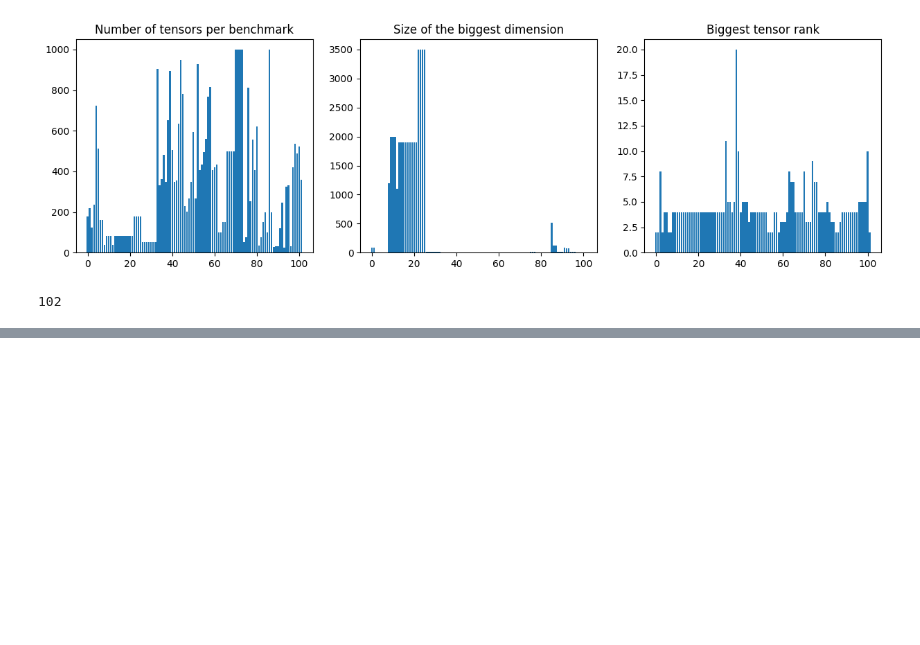
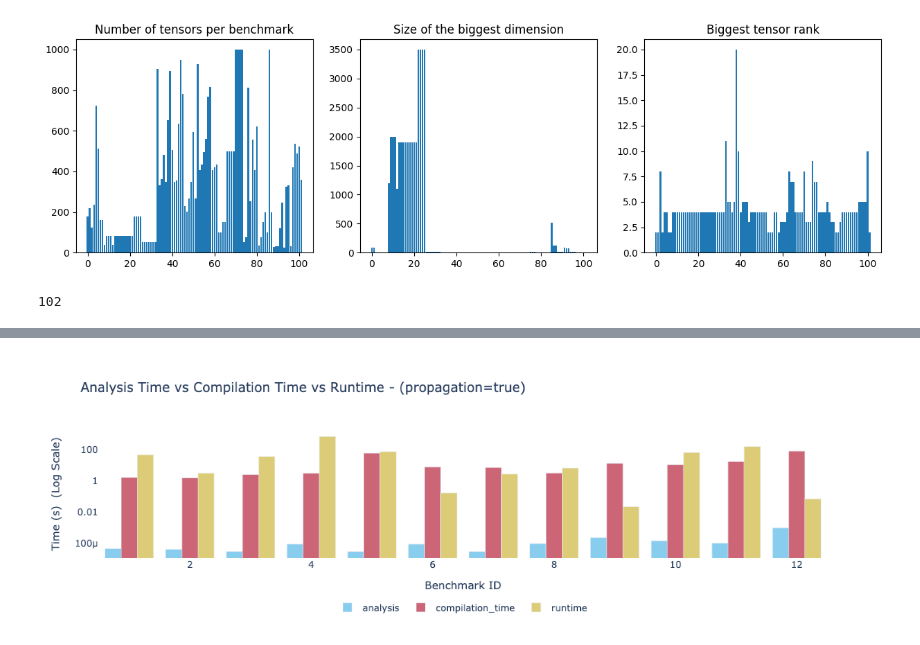
Before and after one commit to lac-dcc/adlet, a Jupyter notebook: benchmarks/analysis/einsum.ipynb, the cells around one changed output, grey strips where cells are left out. Cells and saved outputs as stored; diff of their text form; code cells hidden in the pictures; blank space fills up the shorter version.

```diff
--- a/benchmarks/analysis/einsum.ipynb
+++ b/benchmarks/analysis/einsum.ipynb
@@ -128,33 +150,35 @@ fig_tensors.show()
 # %%
 df_sparse = df[df["method"] == "Sparse (prop=true)"]
 
 df_melt = df_sparse.melt(
     id_vars=["file_name", "method", "benchmark_id"],
     value_vars=["analysis", "compilation_time", "runtime"],
     var_name="metric",
     value_name="value"
 )
 
 df_melt["metric"] = df_melt["metric"]
 
 fig = px.bar(
     df_melt,
     x="benchmark_id",
     y="value",
     color="metric",
     barmode="group",
     log_y=True,
-    labels={"value": "Time (s)", "benchmark_id": "Benchmark ID", "runtime": "Runtime"},
-    #title="Analysis Time vs Compilation Time vs Runtime - sparse+prop=true (Log Scale)",
+    labels={"value": "Time (s)  (Log Scale)", "benchmark_id": "Benchmark ID", "runtime": "Runtime"},
+    title="Analysis Time vs Compilation Time vs Runtime - (propagation=true)",
     color_discrete_sequence=px.colors.qualitative.Safe,
 )
 fig.update_layout(
-    legend=dict(orientation="h", yanchor="top", xanchor="center", x=0.5),
+    legend=dict(orientation="h", yanchor="top", xanchor="center", y=-0.3, x=0.5),
     plot_bgcolor="white", legend_title=None
 
 )
 fig.write_image("my_plot.svg")
 fig.show()
+# %% [output]
+[figure, added]
 # %%
 def read_csv(file_name):
     df = pd.read_csv(file_name)
```
Also changed, not shown: parts of 10 cells of this notebook, 2 other files.
